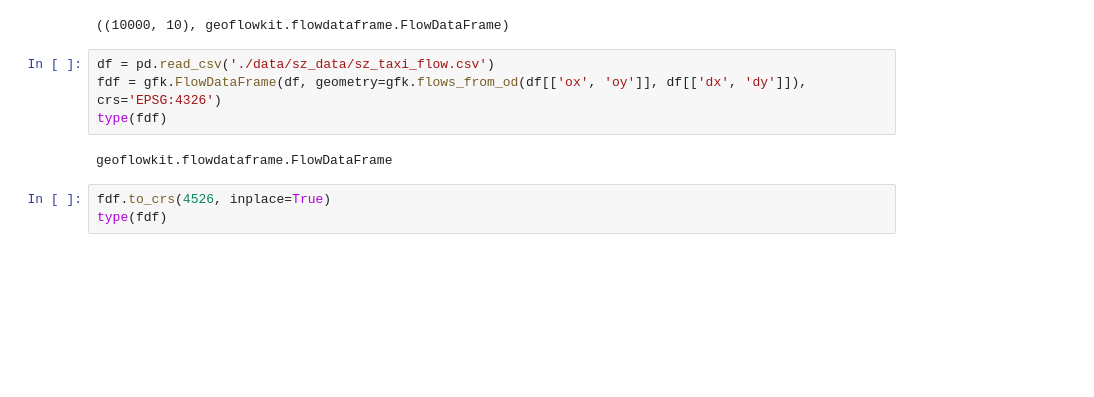
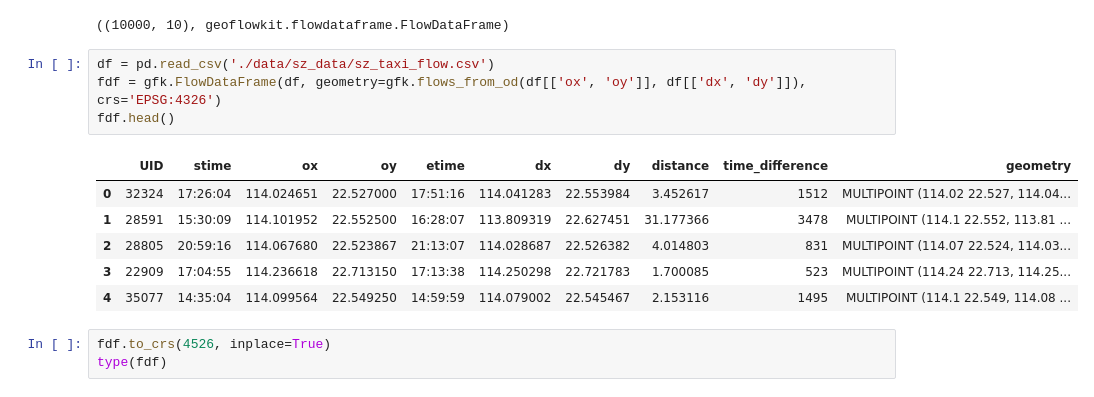
Before and after one commit to djw-easy/geoflowkit, a Jupyter notebook: examples/basic_usage.ipynb, the cells around one changed output. Cells and saved outputs as stored; diff of their text form; blank space fills up the shorter version.

```diff
--- a/examples/basic_usage.ipynb
+++ b/examples/basic_usage.ipynb
@@ -12,9 +12,14 @@ fdf.shape, type(fdf)
 # %%
 df = pd.read_csv('./data/sz_data/sz_taxi_flow.csv')
 fdf = gfk.FlowDataFrame(df, geometry=gfk.flows_from_od(df[['ox', 'oy']], df[['dx', 'dy']]), crs='EPSG:4326')
-type(fdf)
+fdf.head()
 # %% [output]
-geoflowkit.flowdataframe.FlowDataFrame
+|  | UID | stime | ox | oy | etime | dx | dy | distance | time_difference | geometry |
+| 0 | 32324 | 17:26:04 | 114.024651 | 22.527000 | 17:51:16 | 114.041283 | 22.553984 | 3.452617 | 1512 | MULTIPOINT (114.02 22.527, 114.04... |
+| 1 | 28591 | 15:30:09 | 114.101952 | 22.552500 | 16:28:07 | 113.809319 | 22.627451 | 31.177366 | 3478 | MULTIPOINT (114.1 22.552, 113.81 ... |
+| 2 | 28805 | 20:59:16 | 114.067680 | 22.523867 | 21:13:07 | 114.028687 | 22.526382 | 4.014803 | 831 | MULTIPOINT (114.07 22.524, 114.03... |
+| 3 | 22909 | 17:04:55 | 114.236618 | 22.713150 | 17:13:38 | 114.250298 | 22.721783 | 1.700085 | 523 | MULTIPOINT (114.24 22.713, 114.25... |
+| 4 | 35077 | 14:35:04 | 114.099564 | 22.549250 | 14:59:59 | 114.079002 | 22.545467 | 2.153116 | 1495 | MULTIPOINT (114.1 22.549, 114.08 ... |
 # %%
 fdf.to_crs(4526, inplace=True)
 type(fdf)
```
Also changed, not shown: parts of 2 cells of this notebook, 2 other files.
